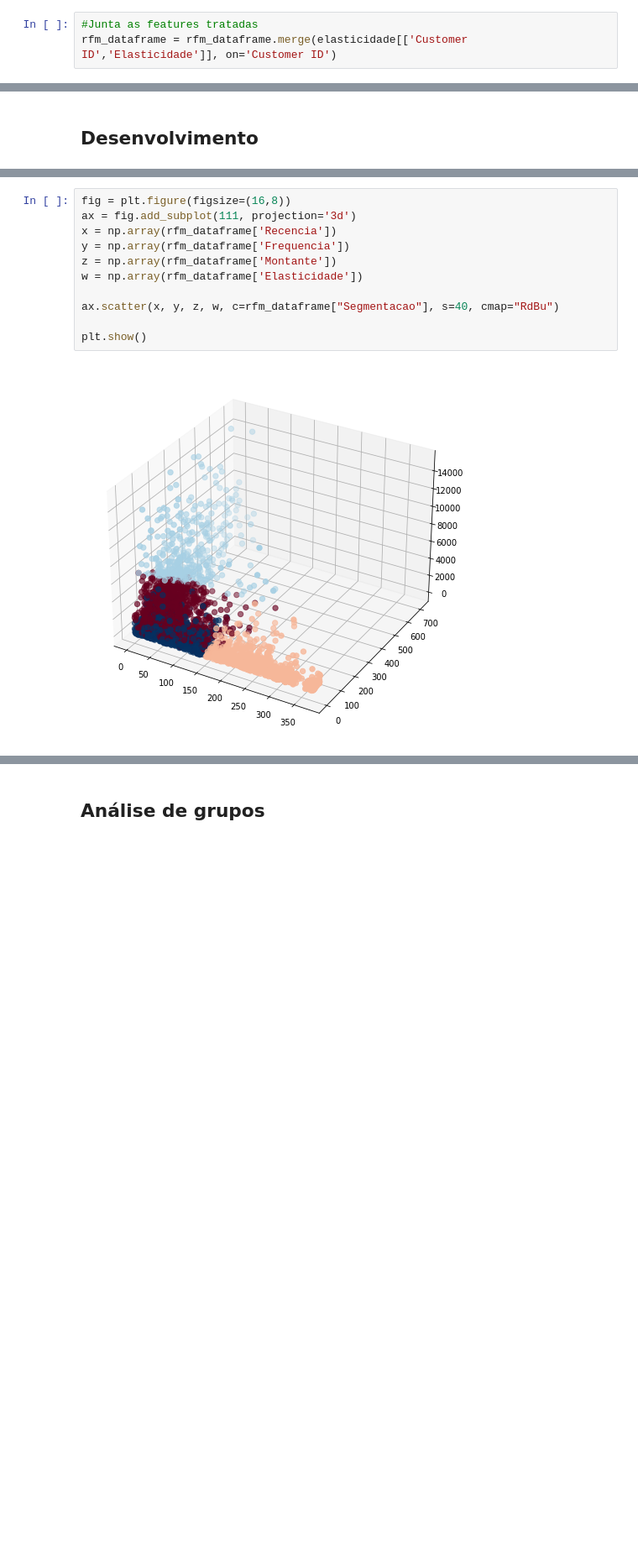
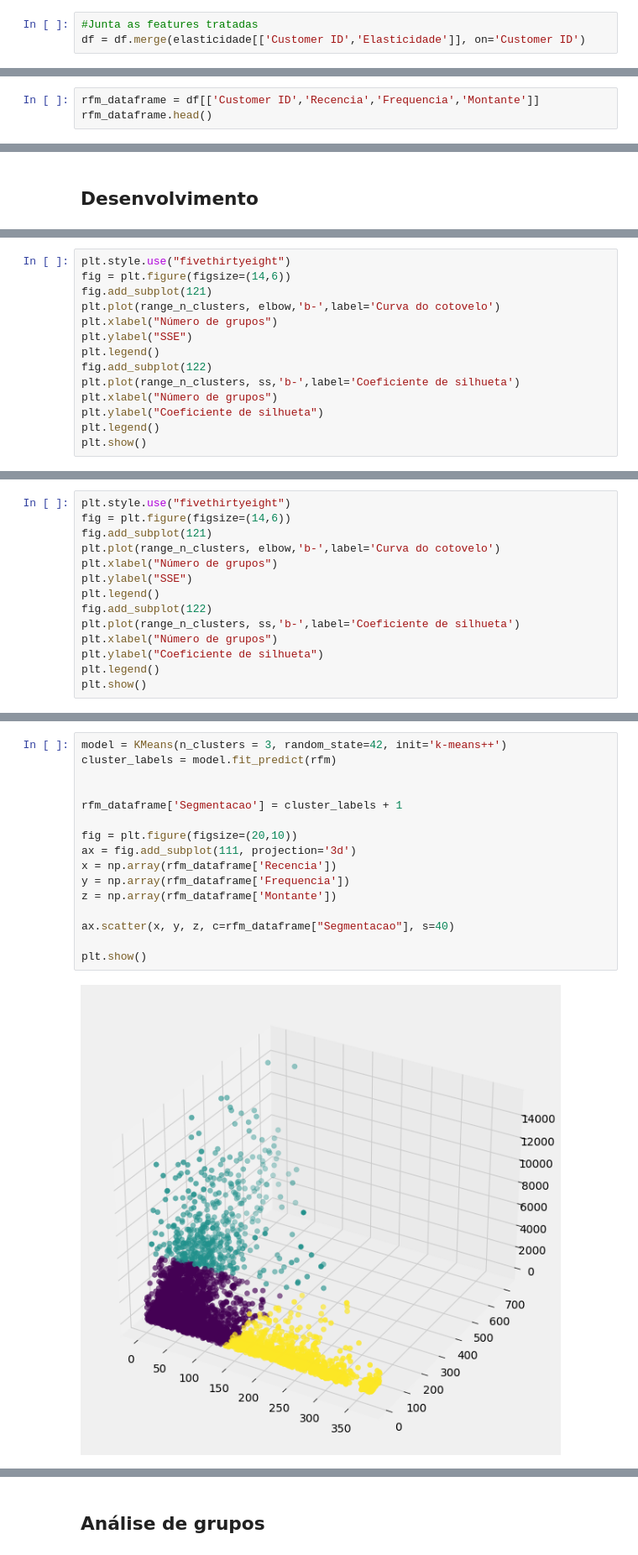
Before and after one commit to wander-asb/Customer_Segmentation, a Jupyter notebook: Segmentação_de_consumidores.ipynb, the cells around one changed output, grey strips where cells are left out. Shown: that part at 84% size. Saved outputs shown, nothing was run; the diff lists cells and outputs as text; blank space fills up the shorter version.

```diff
--- a/Segmentação_de_consumidores.ipynb
+++ b/Segmentação_de_consumidores.ipynb
@@ -164,6 +164,6 @@ elasticidade['Elasticidade'] = elasticidade['Data ultima compra'] - elasticidade
 elasticidade['Elasticidade'] = elasticidade['Elasticidade'].dt.days
 # %%
 #Junta as features tratadas
-rfm_dataframe = rfm_dataframe.merge(elasticidade[['Customer ID','Elasticidade']], on='Customer ID')
+df = df.merge(elasticidade[['Customer ID','Elasticidade']], on='Customer ID')
 # %% [markdown]
 # ATUALIZAR TABELA NO OVERLEAF DE PRIMEIROS CINCO AMOSTRAS E RFM DESCRIBE
@@ -210,0 +172,3 @@ rfm_dataframe.describe().round(2)
+# %%
+rfm_dataframe = df[['Customer ID','Recencia','Frequencia','Montante']]
+rfm_dataframe.head()
@@ -428,0 +280,14 @@ rfm_dataframe['Segmentacao'] = cluster_labels + 1
+# %%
+plt.style.use("fivethirtyeight")
+fig = plt.figure(figsize=(14,6))
+fig.add_subplot(121)
+plt.plot(range_n_clusters, elbow,'b-',label='Curva do cotovelo')
+plt.xlabel("Número de grupos")
+plt.ylabel("SSE")
+plt.legend()
+fig.add_subplot(122)
+plt.plot(range_n_clusters, ss,'b-',label='Coeficiente de silhueta')
+plt.xlabel("Número de grupos")
+plt.ylabel("Coeficiente de silhueta")
+plt.legend()
+plt.show()
@@ -428,0 +317,14 @@ rfm_dataframe['Segmentacao'] = cluster_labels + 1
+# %%
+plt.style.use("fivethirtyeight")
+fig = plt.figure(figsize=(14,6))
+fig.add_subplot(121)
+plt.plot(range_n_clusters, elbow,'b-',label='Curva do cotovelo')
+plt.xlabel("Número de grupos")
+plt.ylabel("SSE")
+plt.legend()
+fig.add_subplot(122)
+plt.plot(range_n_clusters, ss,'b-',label='Coeficiente de silhueta')
+plt.xlabel("Número de grupos")
+plt.ylabel("Coeficiente de silhueta")
+plt.legend()
+plt.show()
@@ -429,13 +333,18 @@ rfm_dataframe['Segmentacao'] = cluster_labels + 1
 # %%
-fig = plt.figure(figsize=(16,8))
+model = KMeans(n_clusters = 3, random_state=42, init='k-means++')
+cluster_labels = model.fit_predict(rfm)
+
+
+rfm_dataframe['Segmentacao'] = cluster_labels + 1
+
+fig = plt.figure(figsize=(20,10))
 ax = fig.add_subplot(111, projection='3d')
 x = np.array(rfm_dataframe['Recencia'])
 y = np.array(rfm_dataframe['Frequencia'])
 z = np.array(rfm_dataframe['Montante'])
-w = np.array(rfm_dataframe['Elasticidade'])
 
-ax.scatter(x, y, z, w, c=rfm_dataframe["Segmentacao"], s=40, cmap="RdBu")
+ax.scatter(x, y, z, c=rfm_dataframe["Segmentacao"], s=40)
 
 plt.show()
 # %% [output]
-[figure, old version]
+[figure, new version]
```
Also changed, not shown: parts of 39 cells of this notebook.
